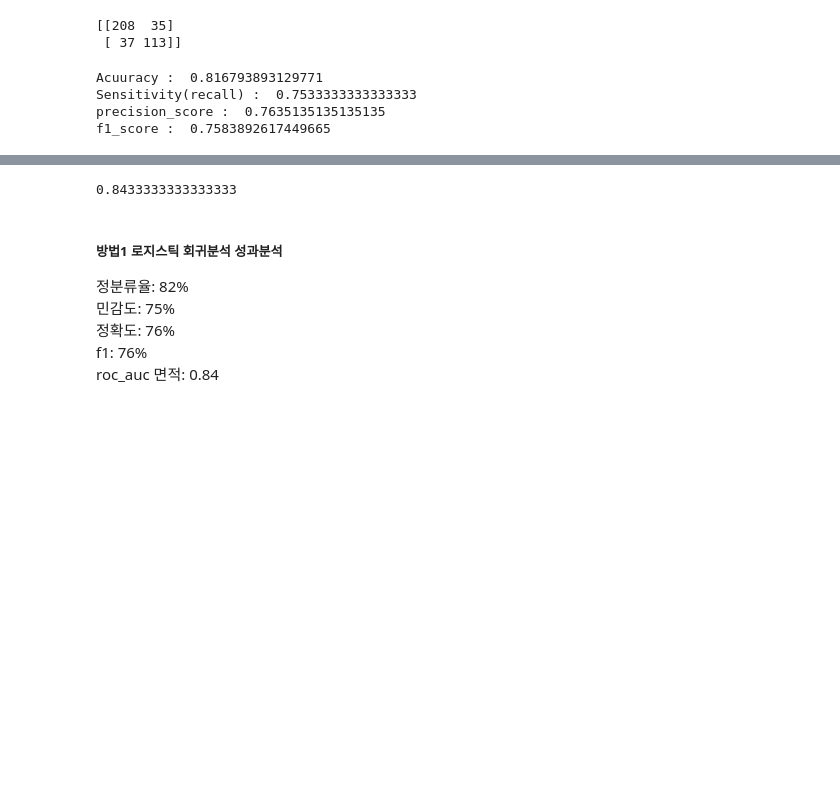
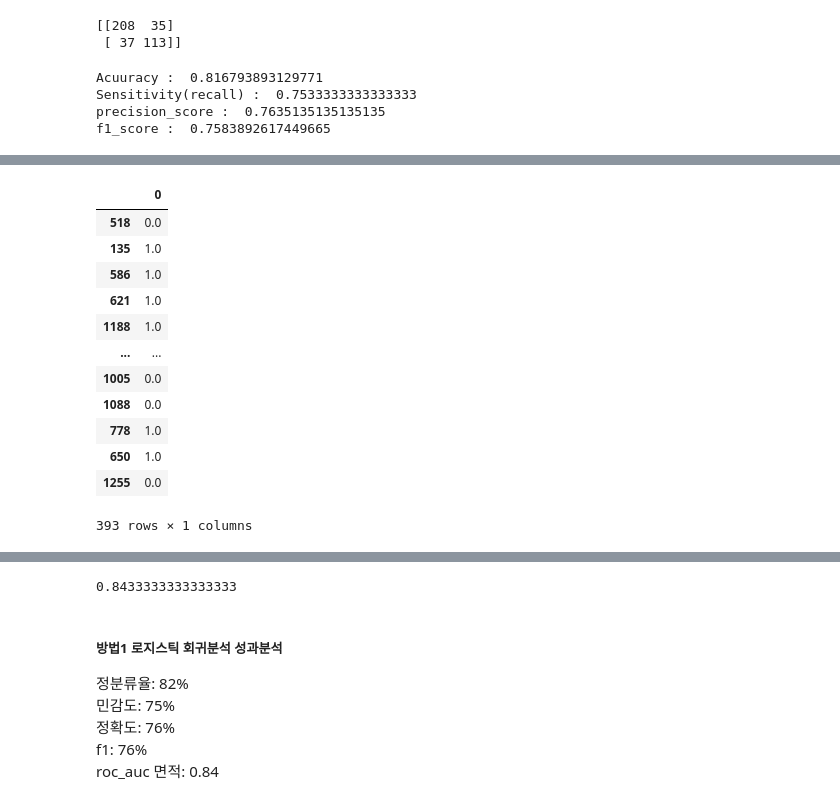
Before and after one commit to ttnyoung/ADP, a Jupyter notebook: ADP24/2_모의고사 숙제 업로드/모의고사 2-2/모의고사2-2_정형데이터마이닝_문재민.ipynb, the cells around one changed output, grey strips where cells are left out. Saved outputs shown, nothing was run; the diff lists cells and outputs as text; code cells hidden in the pictures; blank space fills up the shorter version.

```diff
--- a/ADP24/2_모의고사 숙제 업로드/모의고사 2-2/모의고사2-2_정형데이터마이닝_문재민.ipynb
+++ b/ADP24/2_모의고사 숙제 업로드/모의고사 2-2/모의고사2-2_정형데이터마이닝_문재민.ipynb
@@ -348,0 +395,18 @@ f1_score :  0.7583892617449665
+# %%
+y_pred = Stepwise_best_model.predict(X_test[Stepwise_best_model.params.index])
+
+pd.DataFrame(round(y_pred))
+# %% [output]
+|  | 0 |
+| 518 | 0.0 |
+| 135 | 1.0 |
+| 586 | 1.0 |
+| 621 | 1.0 |
+| 1188 | 1.0 |
+| ... | ... |
+| 1005 | 0.0 |
+| 1088 | 0.0 |
+| 778 | 1.0 |
+| 650 | 1.0 |
+| 1255 | 0.0 |
+393 rows × 1 columns
```
Also changed, not shown: parts of 8 cells of this notebook, 4 other files.
